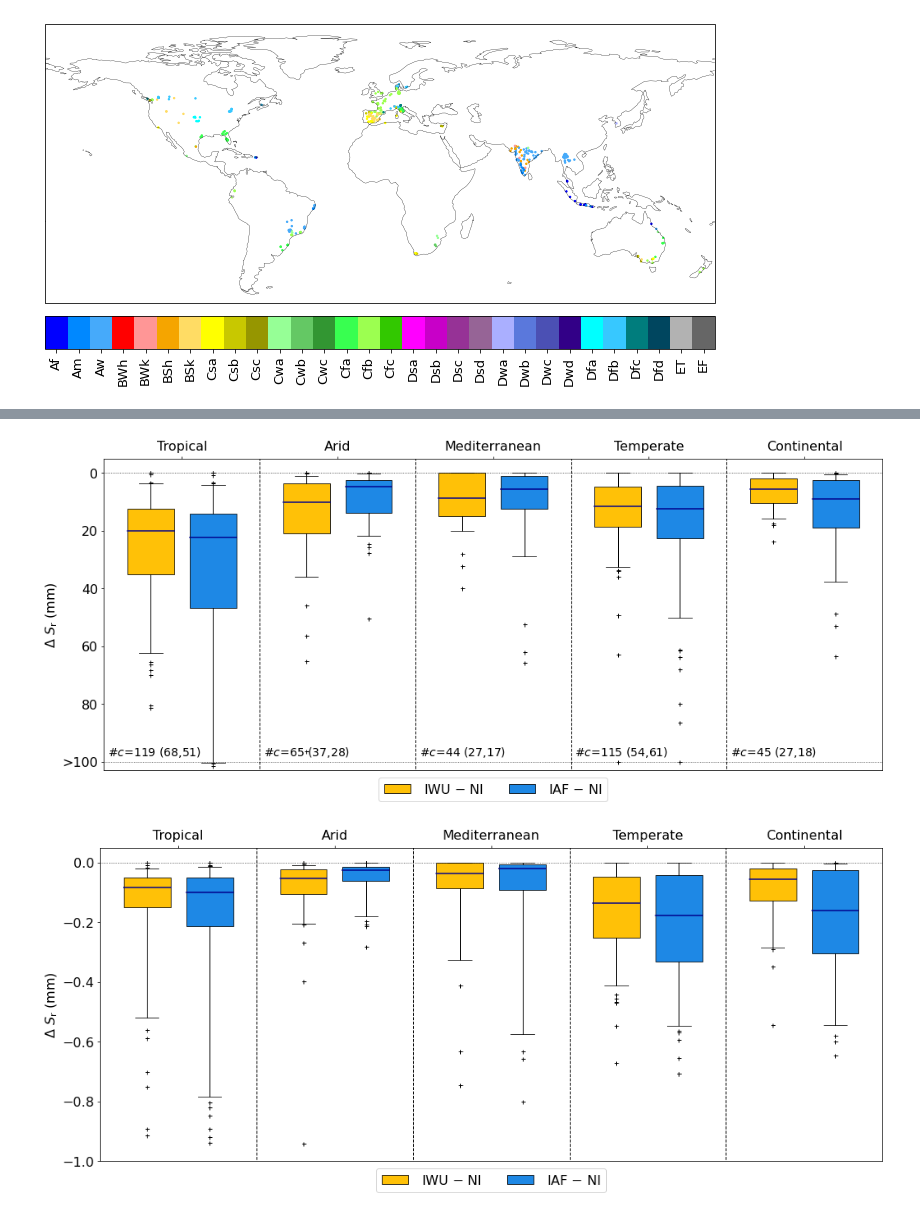
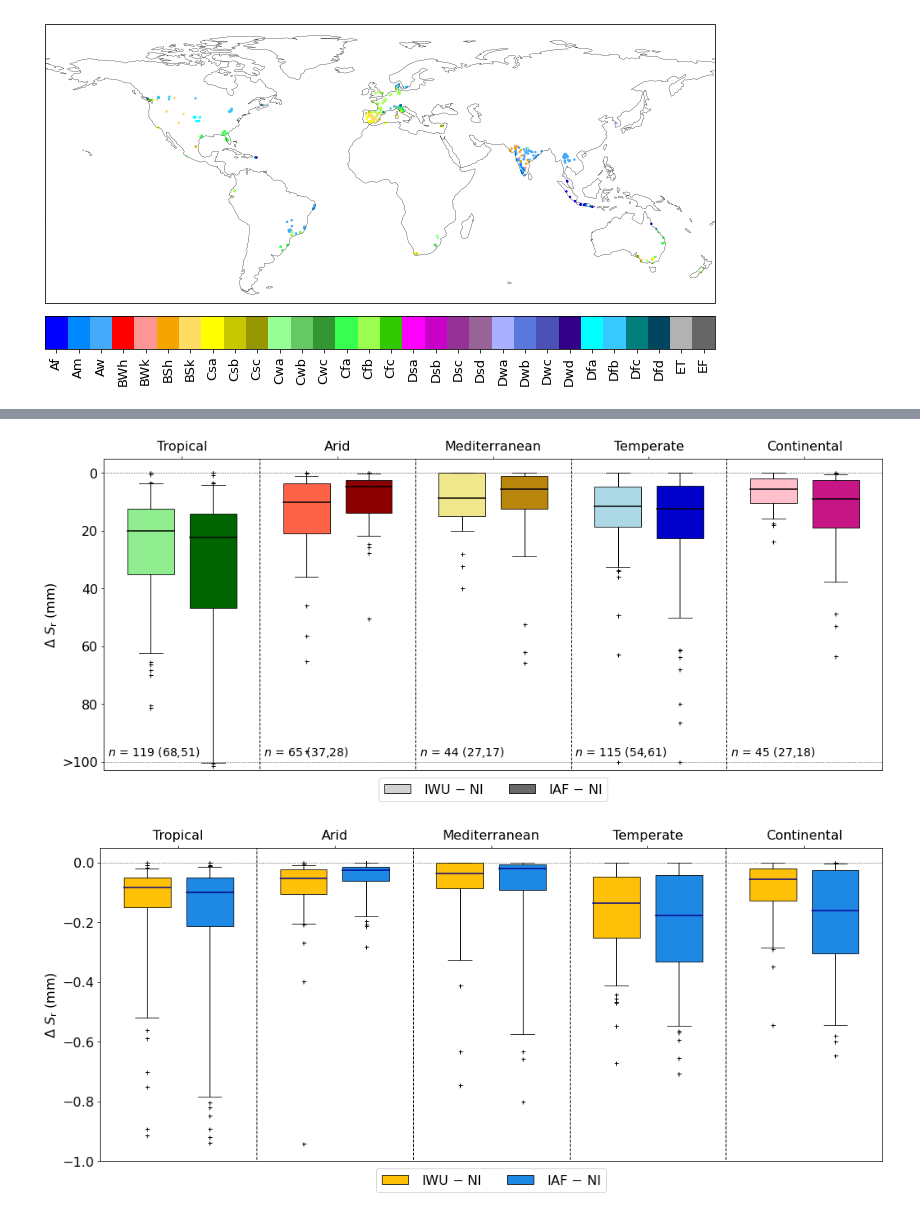
Before and after one commit to fvanoorschot/global_sr_module, a Jupyter notebook: irrigation_paper_figures.ipynb, the cells around one changed output, grey strips where cells are left out. Saved outputs shown, nothing was run; the diff lists cells and outputs as text; code cells hidden in the pictures.

```diff
--- a/irrigation_paper_figures.ipynb
+++ b/irrigation_paper_figures.ipynb
@@ -2315,9 +2548,29 @@ er_df_c = er_df_c.dropna()
 e_df_c=e_df_c.iloc[:,0:2]
 er_df_c=er_df_c.iloc[:,0:2]
 # %%
-boxprops1 = dict(facecolor=c3,color="black",linewidth=0.8)
-boxprops2 = dict(facecolor=c2,color="black",linewidth=0.8)
-medianprops = dict(color="darkblue",linewidth=1.5)
+t1,t2 = 'lightgreen','darkgreen'
+boxpropst1 = dict(facecolor=t1,color="black",linewidth=0.8)
+boxpropst2 = dict(facecolor=t2,color="black",linewidth=0.8)
+
+t1,t2 = 'tomato','darkred'
+boxpropsa1 = dict(facecolor=t1,color="black",linewidth=0.8)
+boxpropsa2 = dict(facecolor=t2,color="black",linewidth=0.8)
+
+t1,t2 = 'khaki','darkgoldenrod'
+boxpropsm1 = dict(facecolor=t1,color="black",linewidth=0.8)
+boxpropsm2 = dict(facecolor=t2,color="black",linewidth=0.8)
+
+t1,t2 = 'lightblue','mediumblue'
+boxpropstm1 = dict(facecolor=t1,color="black",linewidth=0.8)
+boxpropstm2 = dict(facecolor=t2,color="black",linewidth=0.8)
+
+t1,t2 = 'pink','mediumvioletred'
+boxpropsc1 = dict(facecolor=t1,color="black",linewidth=0.8)
+boxpropsc2 = dict(facecolor=t2,color="black",linewidth=0.8)
+
+
+
+medianprops = dict(color="black",linewidth=1.5)
 meanpointprops = dict(marker='*', markeredgecolor='red',markerfacecolor='red',linestyle='None',markersize=9)
 flierprops = dict(color='black',marker='+',markersize=5)
 capprops = dict(linestyle='-', linewidth=0.8, color='Black')
@@ -2335,9 +2588,15 @@ e_df1 = e_df[(ir>0.05)]
 e_df2 = e_df[(ir>0.05)&(ir<=0.1)]
 e_df3 = e_df[(ir>0.1)]
 ax = fig.add_subplot(111)
-bp1=ax.boxplot(e_df1.iloc[:,0],positions=[1.1],widths=0.6,whis=[5,95],patch_artist=True,showmeans=False,boxprops=boxprops1,medianprops=medianprops,meanprops=meanpointprops,flierprops=flierprops,capprops=capprops,zorder=0)
-bp2=ax.boxplot(e_df1.iloc[:,1],positions=[1.9],widths=0.6,whis=[5,95],patch_artist=True,showmeans=False,boxprops=boxprops2,medianprops=medianprops,meanprops=meanpointprops,flierprops=flierprops,capprops=capprops,zorder=0)
-ax.annotate('#$c$='+str(e_df1.count()[0])+' ('+str(e_df2.count()[0])+','+str(e_df3.count()[0])+')',(0.55,-98),size=14)
+bp1=ax.boxplot(e_df1.iloc[:,0],positions=[1.1],widths=0.6,whis=[5,95],patch_artist=True,showmeans=False,boxprops=boxpropst1,medianprops=medianprops,meanprops=meanpointprops,flierprops=flierprops,capprops=capprops,zorder=0)
+bp2=ax.boxplot(e_df1.iloc[:,1],positions=[1.9],widths=0.6,whis=[5,95],patch_artist=True,showmeans=False,boxprops=boxpropst2,medianprops=medianprops,meanprops=meanpointprops,flierprops=flierprops,capprops=capprops,zorder=0)
+ax.annotate('$n$ = '+str(e_df1.count()[0])+' ('+str(e_df2.count()[0])+','+str(e_df3.count()[0])+')',(0.55,-98),size=14)
+
+t1,t2 = 'lightgrey','dimgrey'
+boxprops1 = dict(facecolor=t1,color="black",linewidth=0.8)
+boxprops2 = dict(facecolor=t2,color="black",linewidth=0.8)
+bpp1=ax.boxplot(e_df1.iloc[:,0],positions=[-9.1],widths=0.6,whis=[5,95],patch_artist=True,showmeans=False,boxprops=boxprops1,medianprops=medianprops,meanprops=meanpointprops,flierprops=flierprops,capprops=capprops,zorder=0)
+bpp2=ax.boxplot(e_df1.iloc[:,1],positions=[-9.9],widths=0.6,whis=[5,95],patch_artist=True,showmeans=False,boxprops=boxprops2,medianprops=medianprops,meanprops=meanpointprops,flierprops=flierprops,capprops=capprops,zorder=0)
 
 # arid
 e_df = e_df_a
@@ -2345,9 +2604,9 @@ e_df0 = e_df[(ir>0)&(ir<=0.05)]
 e_df1 = e_df[(ir>0.05)]
 e_df2 = e_df[(ir>0.05)&(ir<=0.1)]
 e_df3 = e_df[(ir>0.1)]
-bp1=ax.boxplot(e_df1.iloc[:,0],positions=[3.1],widths=0.6,whis=[5,95],patch_artist=True,showmeans=False,boxprops=boxprops1,medianprops=medianprops,meanprops=meanpointprops,flierprops=flierprops,capprops=capprops,zorder=0)
-bp2=ax.boxplot(e_df1.iloc[:,1],positions=[3.9],widths=0.6,whis=[5,95],patch_artist=True,showmeans=False,boxprops=boxprops2,medianprops=medianprops,meanprops=meanpointprops,flierprops=flierprops,capprops=capprops,zorder=0)
-ax.annotate('#$c$='+str(e_df1.count()[0])+' ('+str(e_df2.count()[0])+','+str(e_df3.count()[0])+')',(2.55,-98),size=14)
+bp1=ax.boxplot(e_df1.iloc[:,0],positions=[3.1],widths=0.6,whis=[5,95],patch_artist=True,showmeans=False,boxprops=boxpropsa1,medianprops=medianprops,meanprops=meanpointprops,flierprops=flierprops,capprops=capprops,zorder=0)
+bp2=ax.boxplot(e_df1.iloc[:,1],positions=[3.9],widths=0.6,whis=[5,95],patch_artist=True,showmeans=False,boxprops=boxpropsa2,medianprops=medianprops,meanprops=meanpointprops,flierprops=flierprops,capprops=capprops,zorder=0)
+ax.annotate('$n$ = '+str(e_df1.count()[0])+' ('+str(e_df2.count()[0])+','+str(e_df3.count()[0])+')',(2.55,-98),size=14)
 p2 = ax.plot(1,-200,'r*',markersize=9)
 
 # mediterranean
@@ -2356,9 +2615,9 @@ e_df0 = e_df[(ir>0)&(ir<=0.05)]
 e_df1 = e_df[(ir>0.05)]
 e_df2 = e_df[(ir>0.05)&(ir<=0.1)]
 e_df3 = e_df[(ir>0.1)]
-bp1=ax.boxplot(e_df1.iloc[:,0],positions=[5.1],widths=0.6,whis=[5,95],patch_artist=True,showmeans=False,boxprops=boxprops1,medianprops=medianprops,meanprops=meanpointprops,flierprops=flierprops,capprops=capprops,zorder=0)
-bp2=ax.boxplot(e_df1.iloc[:,1],positions=[5.9],widths=0.6,whis=[5,95],patch_artist=True,showmeans=False,boxprops=boxprops2,medianprops=medianprops,meanprops=meanpointprops,flierprops=flierprops,capprops=capprops,zorder=0)
-ax.annotate('#$c$='+str(e_df1.count()[0])+' ('+str(e_df2.count()[0])+','+str(e_df3.count()[0])+')',(4.55,-98),size=14)
+bp1=ax.boxplot(e_df1.iloc[:,0],positions=[5.1],widths=0.6,whis=[5,95],patch_artist=True,showmeans=False,boxprops=boxpropsm1,medianprops=medianprops,meanprops=meanpointprops,flierprops=flierprops,capprops=capprops,zorder=0)
+bp2=ax.boxplot(e_df1.iloc[:,1],positions=[5.9],widths=0.6,whis=[5,95],patch_artist=True,showmeans=False,boxprops=boxpropsm2,medianprops=medianprops,meanprops=meanpointprops,flierprops=flierprops,capprops=capprops,zorder=0)
+ax.annotate('$n$ = '+str(e_df1.count()[0])+' ('+str(e_df2.count()[0])+','+str(e_df3.count()[0])+')',(4.55,-98),size=14)
 p2 = ax.plot(1,-200,'r*',markersize=9)
 
 # temperate
@@ -2367,9 +2626,9 @@ e_df0 = e_df[(ir>0)&(ir<=0.05)]
 e_df1 = e_df[(ir>0.05)]
 e_df2 = e_df[(ir>0.05)&(ir<=0.1)]
 e_df3 = e_df[(ir>0.1)]
-bp1=ax.boxplot(e_df1.iloc[:,0],positions=[7.1],widths=0.6,whis=[5,95],patch_artist=True,showmeans=False,boxprops=boxprops1,medianprops=medianprops,meanprops=meanpointprops,flierprops=flierprops,capprops=capprops,zorder=0)
-bp2=ax.boxplot(e_df1.iloc[:,1],positions=[7.9],widths=0.6,whis=[5,95],patch_artist=True,showmeans=False,boxprops=boxprops2,medianprops=medianprops,meanprops=meanpointprops,flierprops=flierprops,capprops=capprops,zorder=0)
-ax.annotate('#$c$='+str(e_df1.count()[0])+' ('+str(e_df2.count()[0])+','+str(e_df3.count()[0])+')',(6.55,-98),size=14)
+bp1=ax.boxplot(e_df1.iloc[:,0],positions=[7.1],widths=0.6,whis=[5,95],patch_artist=True,showmeans=False,boxprops=boxpropstm1,medianprops=medianprops,meanprops=meanpointprops,flierprops=flierprops,capprops=capprops,zorder=0)
+bp2=ax.boxplot(e_df1.iloc[:,1],positions=[7.9],widths=0.6,whis=[5,95],patch_artist=True,showmeans=False,boxprops=boxpropstm2,medianprops=medianprops,meanprops=meanpointprops,flierprops=flierprops,capprops=capprops,zorder=0)
+ax.annotate('$n$ = '+str(e_df1.count()[0])+' ('+str(e_df2.count()[0])+','+str(e_df3.count()[0])+')',(6.55,-98),size=14)
 p2 = ax.plot(1,-200,'r*',markersize=9)
 
 # continental
@@ -2378,43 +2637,44 @@ e_df0 = e_df[(ir>0)&(ir<=0.05)]
 e_df1 = e_df[(ir>0.05)]
 e_df2 = e_df[(ir>0.05)&(ir<=0.1)]
 e_df3 = e_df[(ir>0.1)]
-bp1=ax.boxplot(e_df1.iloc[:,0],positions=[9.1],widths=0.6,whis=[5,95],patch_artist=True,showmeans=False,boxprops=boxprops1,medianprops=medianprops,meanprops=meanpointprops,flierprops=flierprops,capprops=capprops,zorder=0)
-bp2=ax.boxplot(e_df1.iloc[:,1],positions=[9.9],widths=0.6,whis=[5,95],patch_artist=True,showmeans=False,boxprops=boxprops2,medianprops=medianprops,meanprops=meanpointprops,flierprops=flierprops,capprops=capprops,zorder=0)
-ax.annotate('#$c$='+str(e_df1.count()[0])+' ('+str(e_df2.count()[0])+','+str(e_df3.count()[0])+')',(8.55,-98),size=14)
+bp1=ax.boxplot(e_df1.iloc[:,0],positions=[9.1],widths=0.6,whis=[5,95],patch_artist=True,showmeans=False,boxprops=boxpropsc1,medianprops=medianprops,meanprops=meanpointprops,flierprops=flierprops,capprops=capprops,zorder=0)
+bp2=ax.boxplot(e_df1.iloc[:,1],positions=[9.9],widths=0.6,whis=[5,95],patch_artist=True,showmeans=False,boxprops=boxpropsc2,medianprops=medianprops,meanprops=meanpointprops,flierprops=flierprops,capprops=capprops,zorder=0)
+ax.annotate('$n$ = '+str(e_df1.count()[0])+' ('+str(e_df2.count()[0])+','+str(e_df3.count()[0])+')',(8.55,-98),size=14)
 ax.set_ylim(-103,5)
 ax.set_xlim(0.5,10.5)
 ax.set_xticks([1.5,3.5,5.5,7.5,9.5])
 ax.set_yticks([0,-20,-40,-60,-80,-100])
 ax.set_yticklabels([0,20,40,60,80,'>100'])
 ax.xaxis.set_tick_params(top=True, labeltop=True, bottom=False, labelbottom=False)
 ax.tick_params(axis='both', which='major', labelsize=16)
 ax.set_xticklabels(['Tropical','Arid','Mediterranean','Temperate','Continental'],size=16)
 ax.set_ylabel('$\Delta$ $S_\mathrm{r}$ (mm)',size=16)
 
 ax.hlines(0,0,11,color='k',linestyle=':',linewidth=0.7)
 ax.hlines(-100,0,11,color='k',linestyle=':',linewidth=0.7)
 ax.vlines(2.5,-200,20,color='k',linestyle='--',linewidth=1)
 ax.vlines(4.5,-200,20,color='k',linestyle='--',linewidth=1)
 ax.vlines(6.5,-200,20,color='k',linestyle='--',linewidth=1)
 ax.vlines(8.5,-200,20,color='k',linestyle='--',linewidth=1)
 
 # plot values <-100 at -100
 ax.plot(7.9,-100.591,color='white',marker='+',markersize=5)
 ax.plot(7.9,-100.33,color='white',marker='+',markersize=5)
 ax.plot(7.9,-101.408,color='white',marker='+',markersize=5)
 ax.plot(7.9,-100.29,color='white',marker='+',markersize=5)
 ax.plot(7.1,-100,color='black',marker='+',markersize=5)
 ax.plot(7.9,-100,color='black',marker='+',markersize=5)
 
+
 p2 = ax.plot(1,-200, marker='d', markeredgecolor='black',markerfacecolor='white',linestyle = 'None',markersize=7.5)
 p1 = ax.plot(1,-200,'r*',markersize=9)
-ax.legend([bp1["boxes"][0], bp2["boxes"][0]],
+ax.legend([bpp1["boxes"][0], bpp2["boxes"][0]],
           ['IWU $-$ NI','IAF $-$ NI'],
           ncol=2,fontsize= 16,loc='lower center',bbox_to_anchor=(0.5, -0.12),handletextpad=1,labelspacing=1,columnspacing = 2)
 
 fig.savefig(f'{fig_dir}/box_abs_diff_ia_climates.jpg', dpi=300, bbox_inches='tight')
 # %% [output]
-[figure, old version]
+[figure, new version]
 # %%
 boxprops1 = dict(facecolor=c3,color="black",linewidth=0.8)
 boxprops2 = dict(facecolor=c2,color="black",linewidth=0.8)
```
Also changed, not shown: parts of 40 cells of this notebook, 2 other files.
